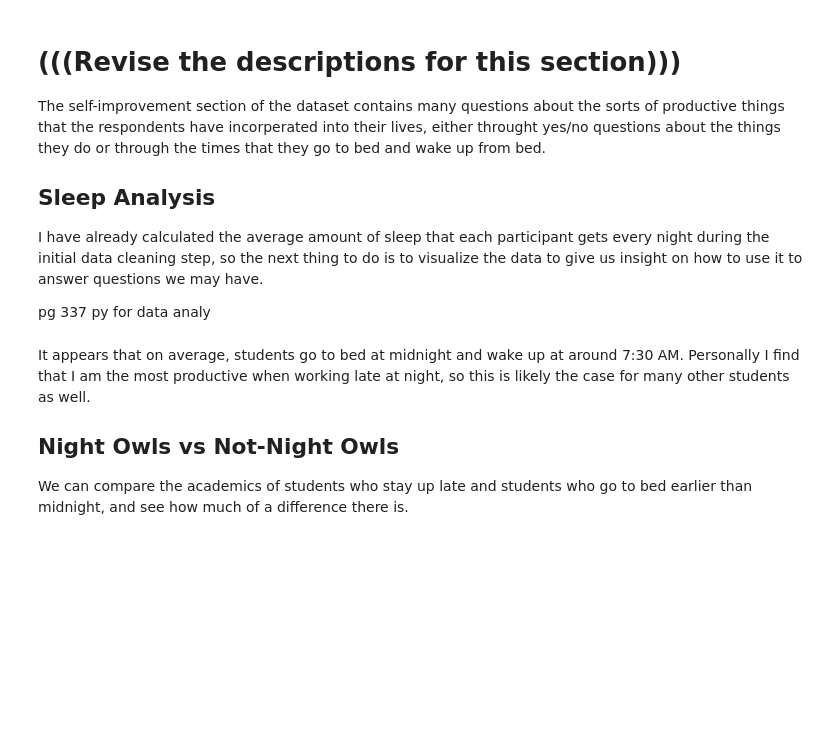
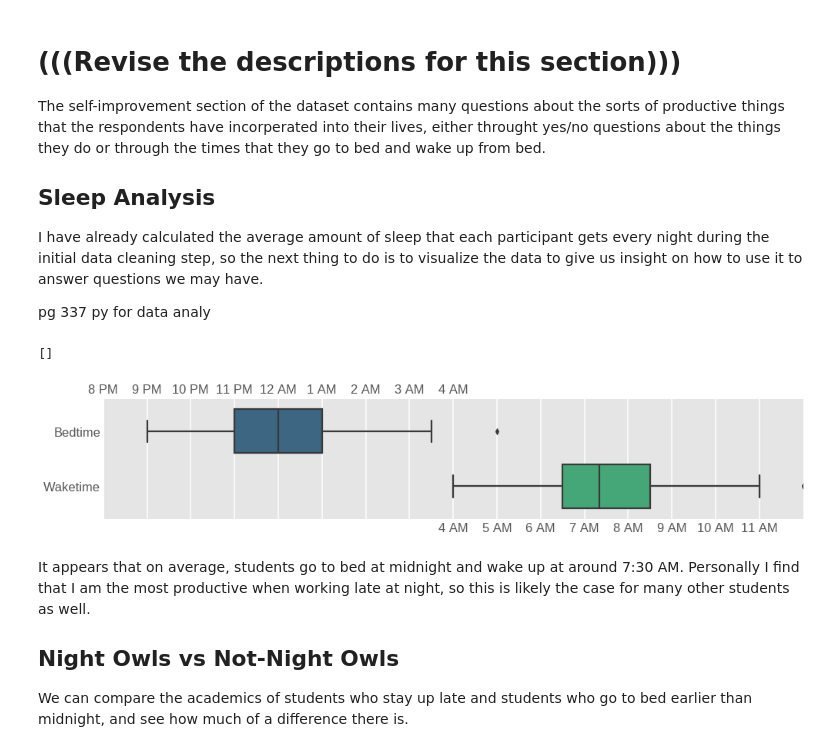
Before and after one commit to dennisfarmer/Factors-of-Academic-Success, a Jupyter notebook: eda.ipynb, the cells around one changed output. Drawn from its saved outputs; the diff is of its cells as text; code cells hidden in the pictures; blank space fills up the shorter version.

```diff
--- a/eda.ipynb
+++ b/eda.ipynb
@@ -454,6 +536,7 @@ I have already calculated the average amount of sleep that each participant gets
 pg 337 py for data analy
 # %%
 plt.style.use('ggplot')
+rcParams['font.family'] = "sans-serif"
 go_to_bed = [(t.hour*60) + t.minute if t.day == 1 else (t.hour*60) + t.minute + 1440 for t in time_to_datetime(surveydata["go_to_bed"])]
 up_from_bed = [(t.hour*60) + t.minute + 1440 for t in time_to_datetime(surveydata["up_from_bed"])]
 
@@ -466,41 +549,44 @@ fig, ax = plt.subplots(figsize=(14,3))
 sns.boxplot(ax=ax, orient="h",
             data = [go_to_bed,
                    up_from_bed],
-            palette = "jet_r") # "jet" produces wierd error message
+            palette = "viridis") # "jet" produces wierd error message
 #sns.despine(right=True, left=True, top=True, bottom=True)
 
 #xticks = ax.get_xticks() #ax.xaxis.set_ticks_position('none')
 
 #ax.set(title="Distribution of Sleep Times Among Students")
 
 xticks = []
 for t in range(min_arange, max_arange, 60):
     td = (dt.datetime(1970,1,1)+dt.timedelta(minutes=int(t))).hour
     if td < 12:
         td = 12 if td == 0 else td
         xticks.append(f"{td} AM")
     else:
         td = 24 if td == 12 else td
         xticks.append(f"{td-12} PM")
 
 xticks_top = xticks[:9]
 xticks_bottom = [""]*(len(xticks_top)-1) + xticks[8:]
 
 ax.set_xlim(min_arange, max_arange)
 ax.set_xticks(np.arange(min_arange, max_arange, 60))
 ax.set_xticklabels(xticks_bottom)
 
 ax_top = ax.twiny()
 ax_top.set_xlim(min_arange, max_arange)
 ax_top.set_xticks(np.arange(min_arange, max_arange, 60))
 ax_top.set_xticklabels(xticks_top)
 
 
 plt.yticks([0,1], ["Bedtime", "Waketime"])
 plt.grid(False)
 
-plt.savefig('Graphs/SleepTimes.png')
+plt.savefig('Graphs/SI_sleeptimes.png')
 plt.plot()
+# %% [output]
+[]
+[figure, added]
 # %% [markdown]
 It appears that on average, students go to bed at midnight and wake up at around 7:30 AM. Personally I find that I am the most productive when working late at night, so this is likely the case for many other students as well.
 
```
Also changed, not shown: parts of 28 cells of this notebook, 29 other files.
